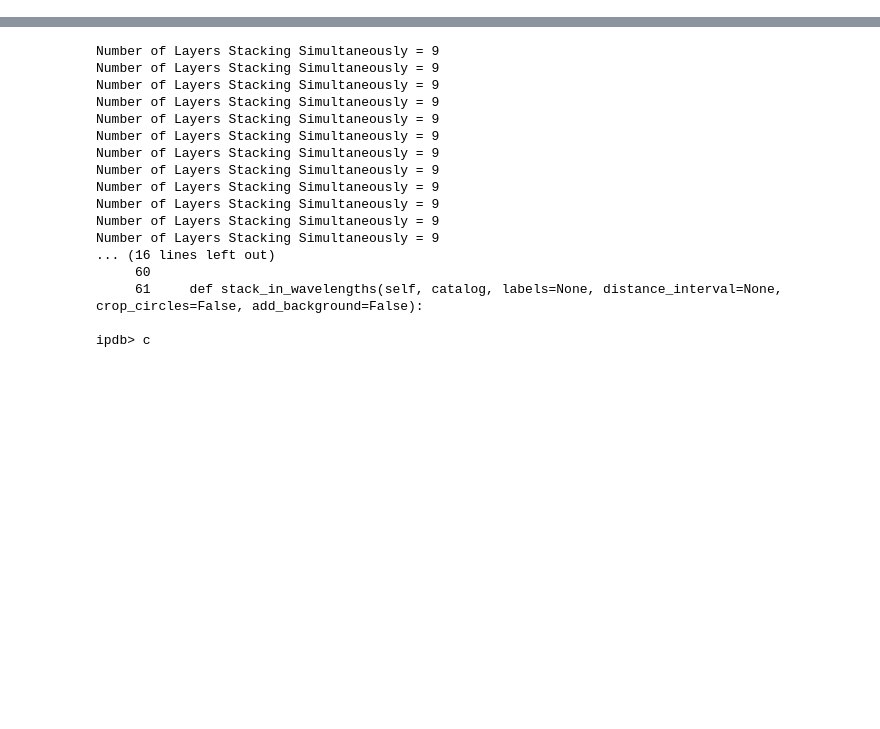
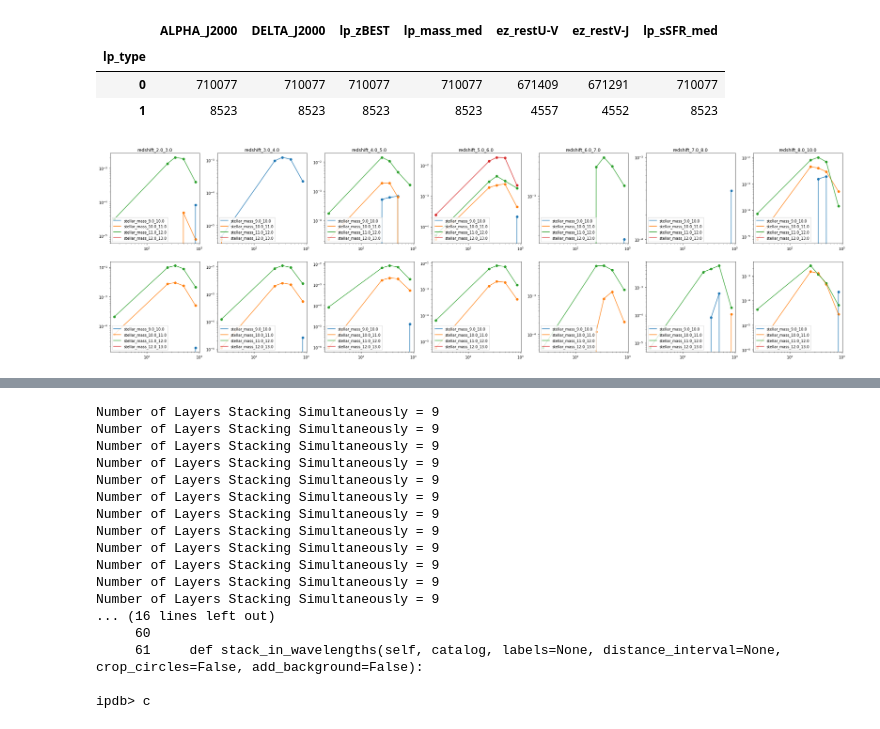
Before and after one commit to marcoviero/simstack2, a Jupyter notebook: example_simstack2.ipynb, the cells around one changed output, grey strips where cells are left out. Cells and saved outputs as stored; diff of their text form; code cells hidden in the pictures; blank space fills up the shorter version.

```diff
--- a/example_simstack2.ipynb
+++ b/example_simstack2.ipynb
@@ -90,0 +106,16 @@ TypeError: list indices must be integers or slices, not str
+# %%
+zlen = len(cosmos2020.results_dict['SED_df']['flux_density'])
+plen = 1
+fig, axs = plt.subplots(plen, zlen, figsize=(36,8))
+for z, zlab in enumerate(cosmos2020.results_dict['SED_df']['flux_density']):
+        #pdb.set_trace()
+        sed = cosmos2020.results_dict['SED_df']['flux_density'][zlab]
+        for mlab in sed:
+            axs[z].scatter(sed.index, sed[mlab])
+            axs[z].plot(sed.index, sed[mlab], label=mlab)
+
+            axs[z].set_title(zlab)
+            axs[z].set_xscale('log')
+            axs[z].set_yscale('log')
+            axs[z].set_ylim([1e-4, 1e-2])
+            axs[z].legend(loc='lower left')
@@ -90,0 +154,25 @@ TypeError: list indices must be integers or slices, not str
+# %%
+cosmos2020.catalog_dict['table'].groupby('lp_type').count()
+# %% [output]
+|  | ALPHA_J2000 | DELTA_J2000 | lp_zBEST | lp_mass_med | ez_restU-V | ez_restV-J | lp_sSFR_med |
+| lp_type |  |  |  |  |  |  |  |
+| 0 | 710077 | 710077 | 710077 | 710077 | 671409 | 671291 | 710077 |
+| 1 | 8523 | 8523 | 8523 | 8523 | 4557 | 4552 | 8523 |
+# %%
+zlen = len(cosmos2020.results_dict['SED_df']['flux_density'])
+plen = 2
+fig, axs = plt.subplots(plen, zlen, figsize=(36,10))
+for z, zlab in enumerate(cosmos2020.results_dict['SED_df']['flux_density']):
+    for p, plab in enumerate(cosmos2020.results_dict['SED_df']['flux_density'][zlab]):
+        #pdb.set_trace()
+        sed = cosmos2020.results_dict['SED_df']['flux_density'][zlab][plab]
+        for mlab in sed:
+            axs[p, z].scatter(sed.index, sed[mlab])
+            axs[p, z].plot(sed.index, sed[mlab], label=mlab)
+            if not p:
+                axs[p, z].set_title(zlab)
+            axs[p, z].set_xscale('log')
+            axs[p, z].set_yscale('log')
+            axs[p, z].legend(loc='lower left')
+# %% [output]
+[figure, added]
```
Also changed, not shown: parts of 25 cells of this notebook, 8 other files.
